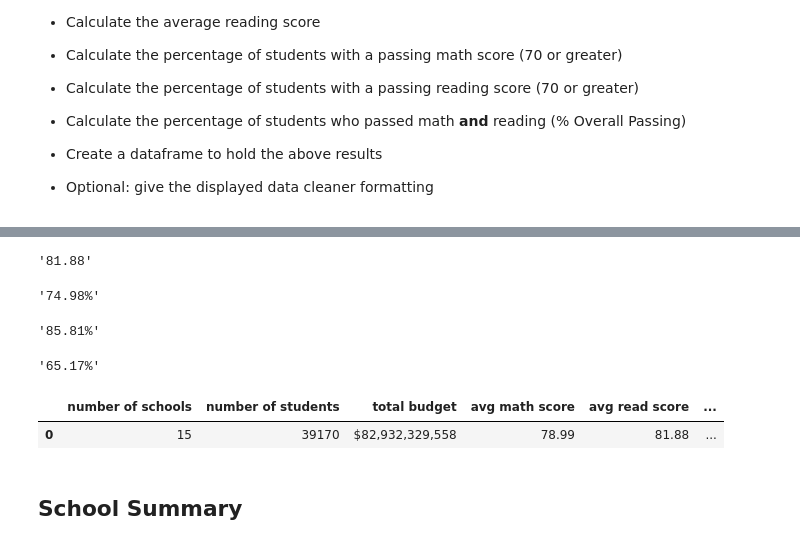
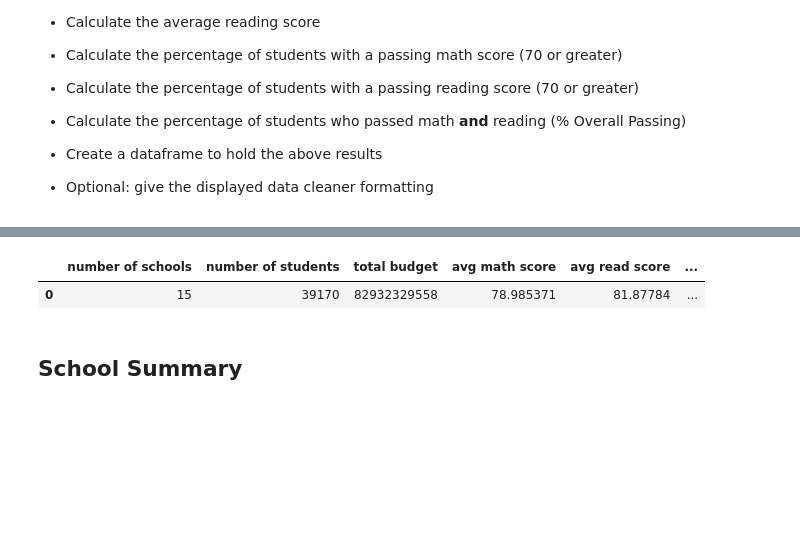
Before and after one commit to Kevin-McConchie/pandas, a Jupyter notebook: PyCitySchools/PyCitySchools_starter.ipynb, the cells around one changed output, grey strips where cells are left out. Drawn from its saved outputs; the diff is of its cells as text; code cells hidden in the pictures; blank space fills up the shorter version.

Commit message:
School table summary completion

```diff
--- a/PyCitySchools/PyCitySchools_starter.ipynb
+++ b/PyCitySchools/PyCitySchools_starter.ipynb
@@ -60,71 +51,60 @@ student_count = len(school_data_complete["Student ID"].unique())
 # %%
+# Calcuate the number total number of schools
+total_schools = len(school_data_complete['School ID'].unique())
+# total_schools
+
+# calcuate the number of students
+student_count = len(school_data_complete["Student ID"].unique())
+# student_count
+
 # Calculate total Budget
-total_budget = "${:,}".format(school_data_complete['budget'].sum())
-total_budget
+total_budget = school_data_complete['budget'].sum()
+# total_budget
 
 # Calculate average math score
-avg_math_score = "{:.2f}".format(school_data_complete['math_score'].mean())
-avg_math_score
+avg_math_score = school_data_complete['math_score'].mean()
+# avg_math_score
 # Calcuate average reading score
-avg_read_score = "{:.2f}".format(school_data_complete['reading_score'].mean())
-avg_read_score
+avg_read_score = school_data_complete['reading_score'].mean()
+# avg_read_score
-# %% [output]
-'81.88'
 # %%
 # count math score greater than or equal to 70
 math_pass_count = len(school_data_complete[school_data_complete.math_score >=70])
-math_pass_count
+# math_pass_count
 
 # percent of students with math pass score
 math_pass_percent = (math_pass_count/student_count)*100
-math_pass_percent = "{:.2f}%".format(round(math_pass_percent, 2))
 
-# math_pass_percent =math_pass_percent.rename(columns={'student_count':'math pass percent'})
-math_pass_percent
+# math_pass_percent
-# %% [output]
-'74.98%'
 # %%
 # count math score greater than or equal to 70
 read_pass_count = len(school_data_complete[school_data_complete.reading_score >=70])
-read_pass_count
+# read_pass_count
 
 # percent of students with math pass score
 read_pass_percent = (read_pass_count/student_count)*100
-read_pass_percent = "{:.2f}%".format(round(read_pass_percent, 2))
+# read_pass_percent
 
-# read_pass_percent.rename(columns={'student_count':'read pass percent'})
-read_pass_percent
+# Overall pass rate in both reading and math percentage
+overall_pass_rate = (math_pass_percent + read_pass_percent)/2
+
+# overall_pass_rate
-# %% [output]
-'85.81%'
-# %%
-# count of both math and reading greater than or equal to 70
-math_read_pass_count = len(school_data_complete[(school_data_complete.reading_score >=70) & (school_data_complete.math_score >=70)])
-math_read_pass_count
-
-
-# Overall pass rate in both reading and math percentage
-overall_pass_rate = (math_read_pass_count/student_count)*100
-overall_pass_rate = "{:.2f}%".format(round(overall_pass_rate, 2))
-# overall_pass_rate .rename(columns={'student_count':'overall pass percent'})
-overall_pass_rate
-# %% [output]
-'65.17%'
 # %%
 #create dataframe summary
 district_sum = pd.DataFrame({
     'number of schools':[total_schools],
     'number of students':[student_count],
     'total budget':[total_budget],
     'avg math score':[avg_math_score],
     'avg read score':[avg_read_score],
     'math pass percent':[math_pass_percent],
     "read pass percent":[read_pass_percent],
-    "pass rate math & reading":[overall_pass_rate],
+    "overall pass rate":[overall_pass_rate],
 })
 district_sum
 # %% [output]
 |  | number of schools | number of students | total budget | avg math score | avg read score | ... |
-| 0 | 15 | 39170 | $82,932,329,558 | 78.99 | 81.88 | ... |
+| 0 | 15 | 39170 | 82932329558 | 78.985371 | 81.87784 | ... |
 # %% [markdown]
 ## School Summary
 # %% [markdown]
```
Also changed, not shown: parts of 22 cells of this notebook.
